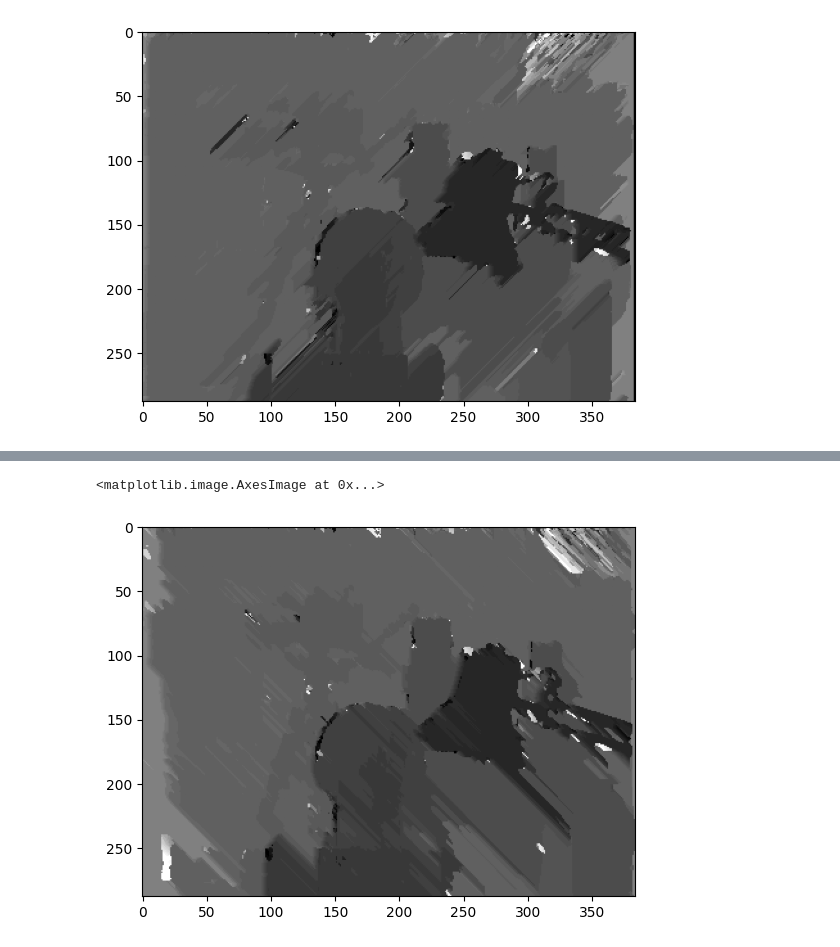
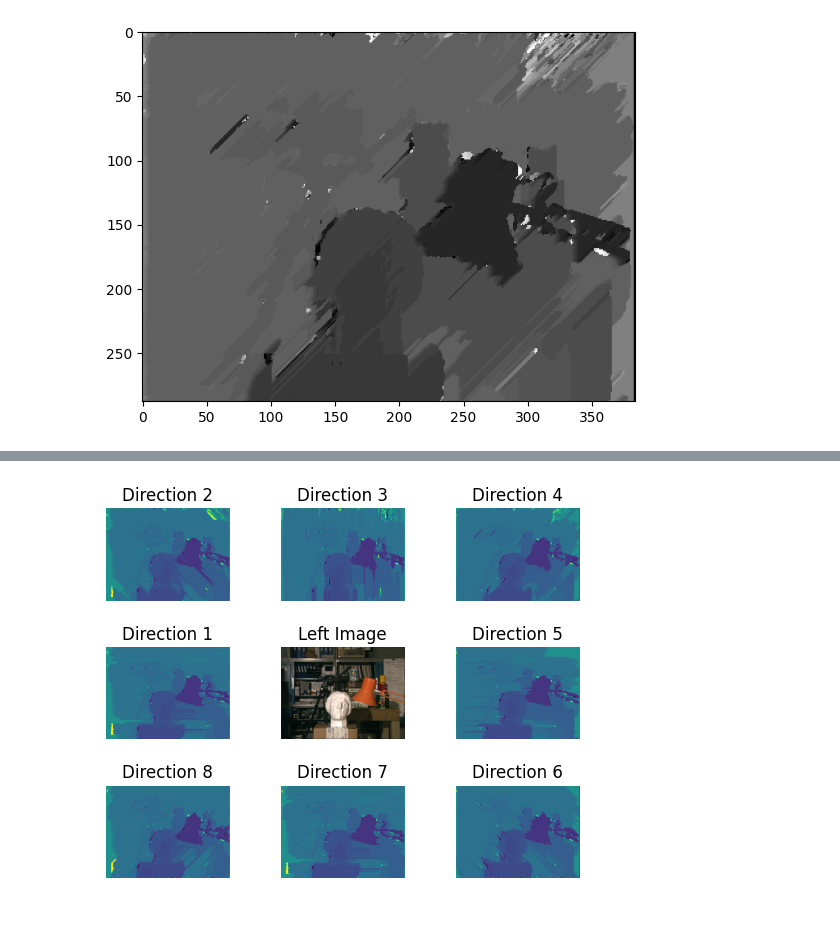
Before and after one commit to nadavo11/computer_vision_stereo_matching, a Jupyter notebook: tsst.ipynb, the cells around one changed output, grey strips where cells are left out. Saved outputs shown, nothing was run; the diff lists cells and outputs as text; code cells hidden in the pictures; blank space fills up the shorter version.

```diff
--- a/tsst.ipynb
+++ b/tsst.ipynb
@@ -289,8 +311,13 @@ class Solution:
 
         direction_to_slice[1] = self.dp_labeling(ssdd_tensor, p1, p2)
         direction_to_slice[3] = self.dp_labeling(ssdd_tensor.transpose(1, 0, 2), p1, p2).transpose(1, 0)
+        direction_to_slice[5] = np.fliplr(self.dp_labeling(np.fliplr(ssdd_tensor), p1, p2))
+        direction_to_slice[7] = np.flipud(self.dp_labeling(np.flipud(ssdd_tensor), p1, p2))
+
         direction_to_slice[2] = diag2(ssdd_tensor, p1, p2)
         direction_to_slice[4] = diag4(ssdd_tensor, p1, p2)
+        direction_to_slice[6] = np.flipud(diag4(np.flipud(ssdd_tensor), p1, p2))
+        direction_to_slice[8] = np.flipud(diag2(np.flipud(ssdd_tensor), p1, p2))
 
 
         """END YOUR CODE HERE   """
@@ -321,6 +348,12 @@ class Solution:
         num_of_directions = 8
         l = np.zeros_like(ssdd_tensor)
         """INSERT YOUR CODE HERE"""
+        d = self.dp_labeling_per_direction(ssdd_tensor, p1, p2)
+        # iterate through all the directions
+        for i in range(1, 5):
+            l += d[i]
+            l /= 4
+        """END YOUR CODE HERE"""
         return self.naive_labeling(l)
 # %% [markdown]
 # diagonals
@@ -333,7 +366,3 @@ plt.imshow(labling[4], cmap='gray')
 initiating..
 <matplotlib.image.AxesImage at 0x...>
 [figure]
-# %%
-for i in range(1,5):
-    plt.imshow(labling[i], cmap='gray')
-    plt.show()
@@ -345,5 +369,27 @@ for i in range(1,5):
-# %%
-plt.imshow(labling[2], cmap='gray')
-# %% [output]
-<matplotlib.image.AxesImage at 0x...>
-[figure, removed]
+# %%
+# show all 8 directions on a grid with labels
+
+plt.figure()
+for i in range(1, 10):
+    plt.subplot(3, 3, i)
+    # space between the images
+    plt.subplots_adjust(hspace=0.5)
+    #no axis
+    plt.axis('off')
+    if i <= 3:
+        plt.imshow(labling[i + 1])
+        plt.title(f'Direction {i+1}')
+    elif i == 4:
+        plt.imshow(labling[1])
+        plt.title(f'Direction 1')
+    elif i == 5:
+        plt.imshow(img_left)
+        plt.title(f'Left Image')
+    elif i == 6:
+        plt.imshow(labling[5])
+        plt.title(f'Direction 5')
+    else:
+        plt.imshow(labling[15-i])
+        plt.title(f'Direction {15-i}')
+# %% [output]
+[figure, added]
```
Also changed, not shown: parts of 3 cells of this notebook, 1 other file.
